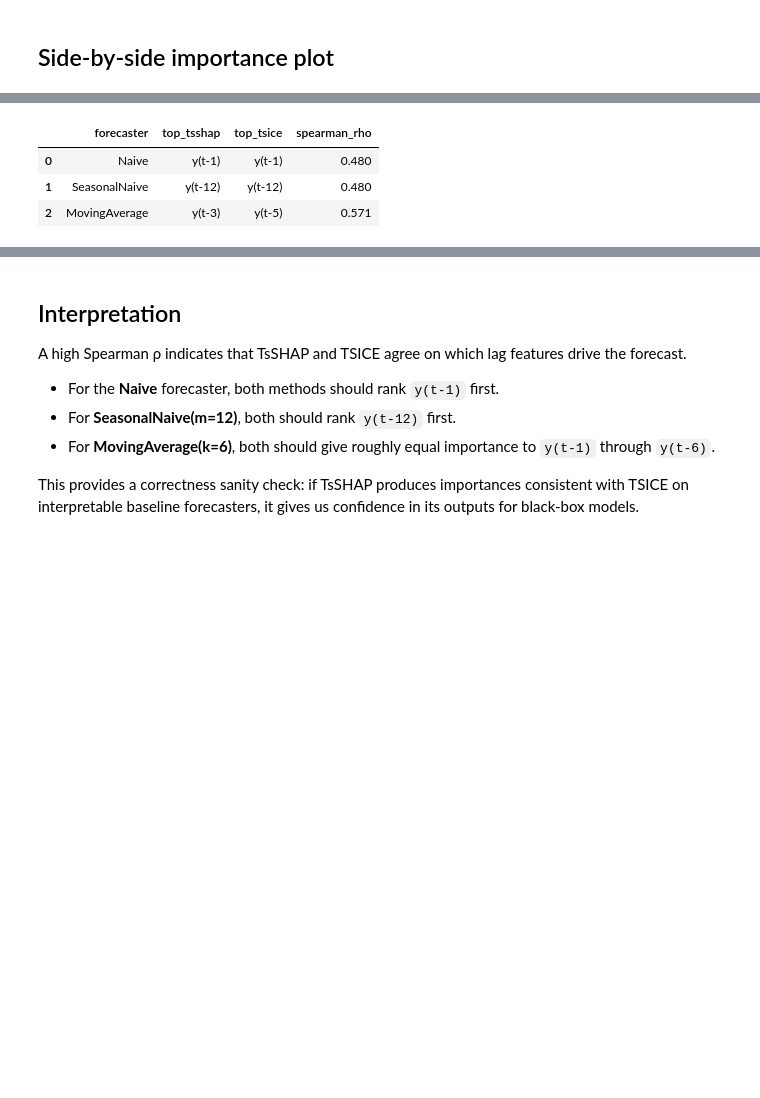
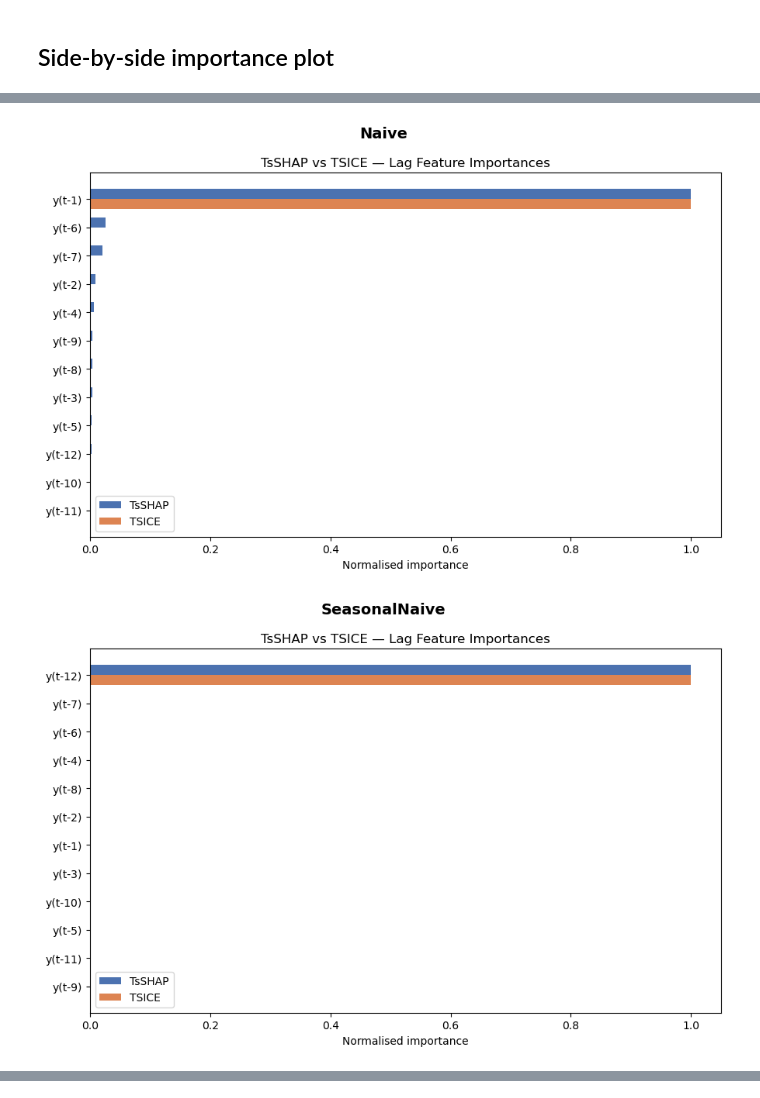
Before and after one commit to ElizaKnapp/tsshap, a Jupyter notebook: notebooks/03_tsice_comparison.ipynb, the cells around one changed output, grey strips where cells are left out. Saved outputs shown, nothing was run; the diff lists cells and outputs as text; code cells hidden in the pictures; blank space fills up the shorter version.

```diff
--- a/notebooks/03_tsice_comparison.ipynb
+++ b/notebooks/03_tsice_comparison.ipynb
@@ -136,32 +137,34 @@ plt.show()
 # %%
-results_table = []
-
 for fc_name, fc in [
     ('Naive', NaiveForecaster()),
     ('SeasonalNaive', SeasonalNaiveForecaster(period=12)),
     ('MovingAverage', MovingAverageForecaster(k=6)),
+    ('ExpSmoothing', ExponentialSmoothingForecaster(alpha=0.5)),
+    ('XGBoost', XGBoostForecaster(lags=12)),
+    ('Prophet', ProphetForecaster()),
 ]:
     exp = TsSHAPExplainer(
         forecaster=fc,
         feature_extractors=[LagFeatures(lags=12), SeasonalLagFeatures(lags=1, period=12)],
         horizon=6,
     )
     exp.fit(y)
     r = exp.explain(scope='global')
 
     tsice = run_tsice(y=y, forecaster=fc, horizon=1, n_samples=10)
-    comp = compare_rankings(r.feature_importance, tsice)
 
-    results_table.append({
-        'forecaster': fc_name,
-        'top_tsshap': r.top_features(1).index[0],
-        'top_tsice':  max(tsice, key=tsice.get),
-        'spearman_rho': round(comp['spearman_rho'], 3),
-    })
-
-pd.DataFrame(results_table)
+    # Plot the importance differences
+    fig, ax = plt.subplots(figsize=(9, 6))
+    plot_comparison(
+        r.feature_importance,
+        tsice,
+        top_n=12,
+        ax=ax,
+        title='TsSHAP vs TSICE — Lag Feature Importances',
+    )
+    fig.suptitle(fc_name, fontsize=14, fontweight='bold')
+    fig.subplots_adjust(top=0.88)
+    plt.show()
 # %% [output]
-|  | forecaster | top_tsshap | top_tsice | spearman_rho |
-| 0 | Naive | y(t-1) | y(t-1) | 0.480 |
-| 1 | SeasonalNaive | y(t-12) | y(t-12) | 0.480 |
-| 2 | MovingAverage | y(t-3) | y(t-5) | 0.571 |
+[figure, added]
+[figure, added]
@@ -168,11 +191,0 @@ pd.DataFrame(results_table)
-# %% [markdown]
-## Interpretation
-
-A high Spearman ρ indicates that TsSHAP and TSICE agree on which lag features drive the forecast.
-
-- For the **Naive** forecaster, both methods should rank `y(t-1)` first.
-- For **SeasonalNaive(m=12)**, both should rank `y(t-12)` first.
-- For **MovingAverage(k=6)**, both should give roughly equal importance to `y(t-1)` through `y(t-6)`.
-
-This provides a correctness sanity check: if TsSHAP produces importances consistent with TSICE
-on interpretable baseline forecasters, it gives us confidence in its outputs for black-box models.
```
Also changed, not shown: parts of 8 cells of this notebook, 12 other files.
